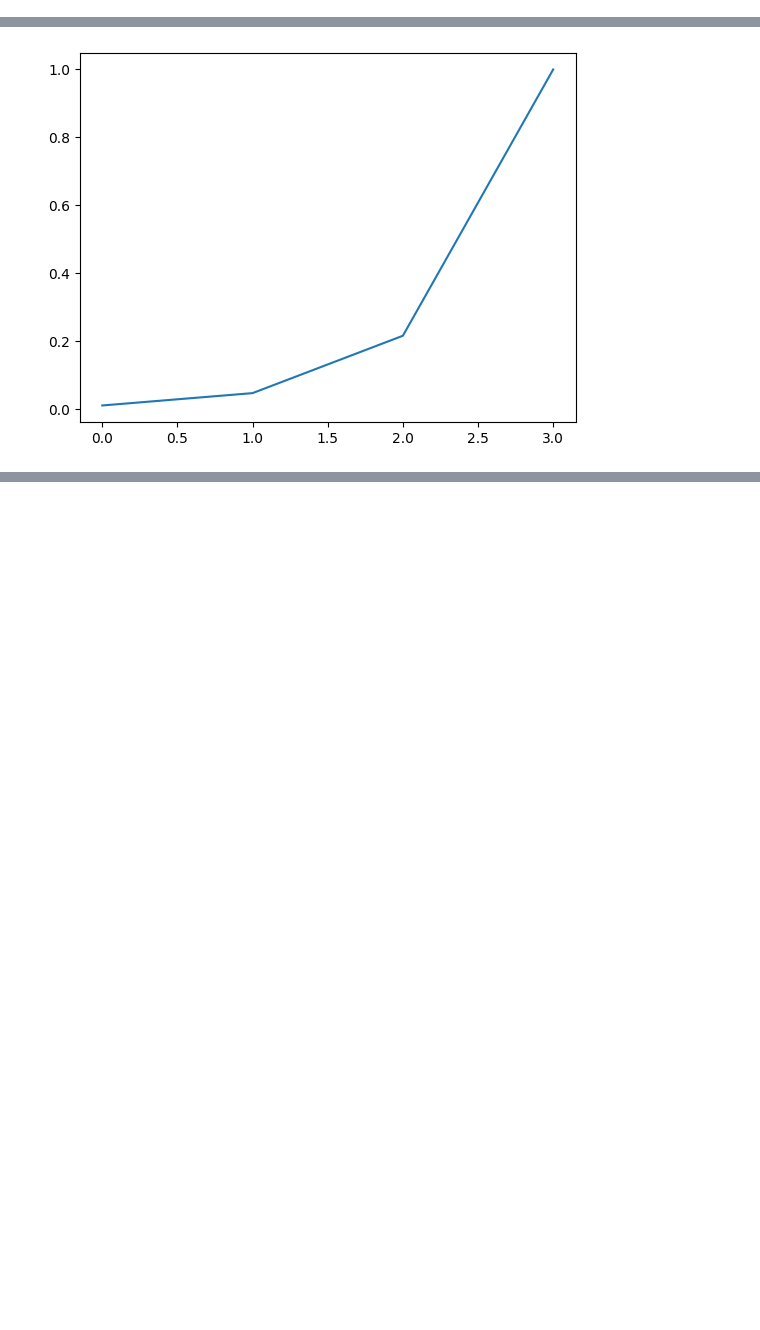
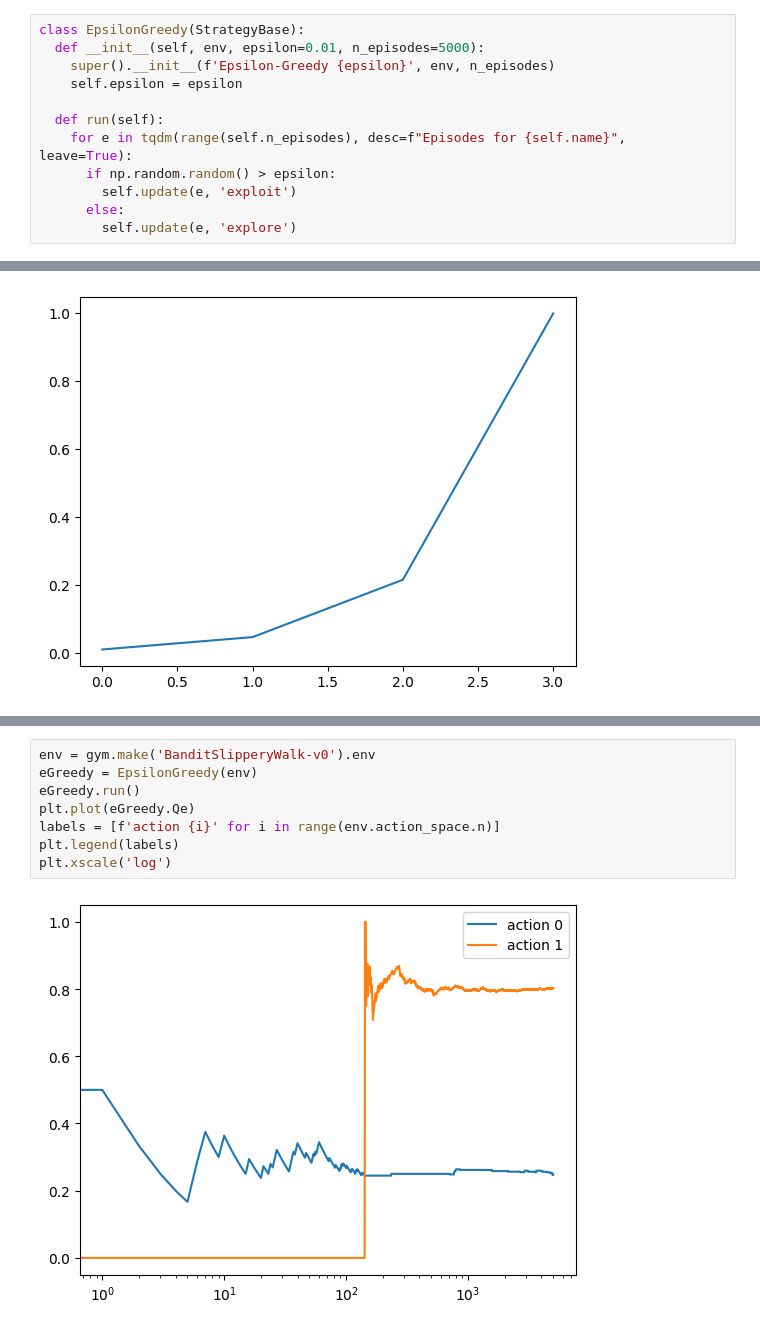
Before and after one commit to romenlaw/RL-playground, a Jupyter notebook: rl_playground.ipynb, the cells around one changed output, grey strips where cells are left out. Cells and saved outputs as stored; diff of their text form; blank space fills up the shorter version.

```diff
--- a/rl_playground.ipynb
+++ b/rl_playground.ipynb
@@ -619,3 +573,15 @@ def epsilon_greedy(env, epsilon=0.01, n_episodes=5000):
+# %%
+class EpsilonGreedy(StrategyBase):
+  def __init__(self, env, epsilon=0.01, n_episodes=5000):
+    super().__init__(f'Epsilon-Greedy {epsilon}', env, n_episodes)
+    self.epsilon = epsilon
+
+  def run(self):
+    for e in tqdm(range(self.n_episodes), desc=f"Episodes for {self.name}", leave=True):
+      if np.random.random() > epsilon:
+        self.update(e, 'exploit')
+      else:
+        self.update(e, 'explore')
 # %% [markdown]
 ## Decaying ϵ-Greedy
 First maximise exploration, then exploitation.
@@ -741,0 +742,10 @@ array([0.01      , 0.04641589, 0.21544347, 1.        ])
+# %%
+env = gym.make('BanditSlipperyWalk-v0').env
+eGreedy = EpsilonGreedy(env)
+eGreedy.run()
+plt.plot(eGreedy.Qe)
+labels = [f'action {i}' for i in range(env.action_space.n)]
+plt.legend(labels)
+plt.xscale('log')
+# %% [output]
+[figure, added]
```
Also changed, not shown: parts of 17 cells of this notebook.
